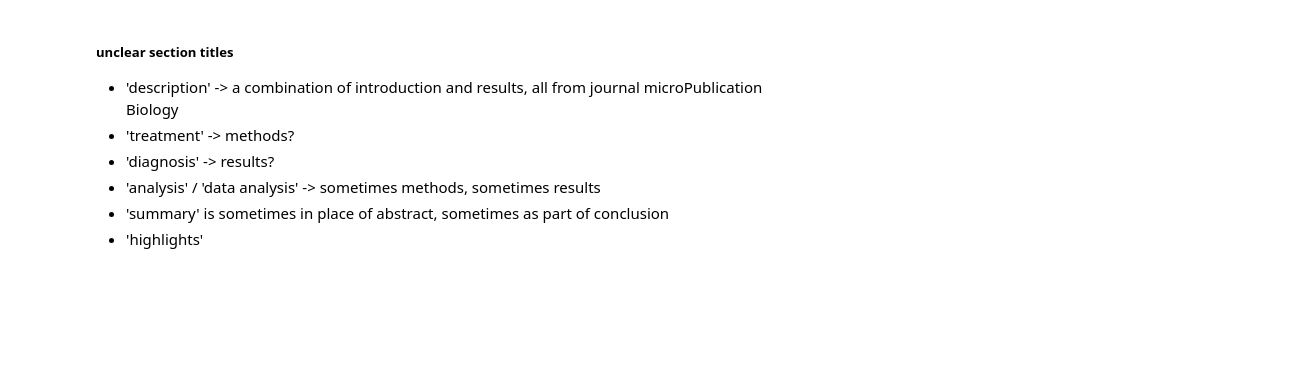
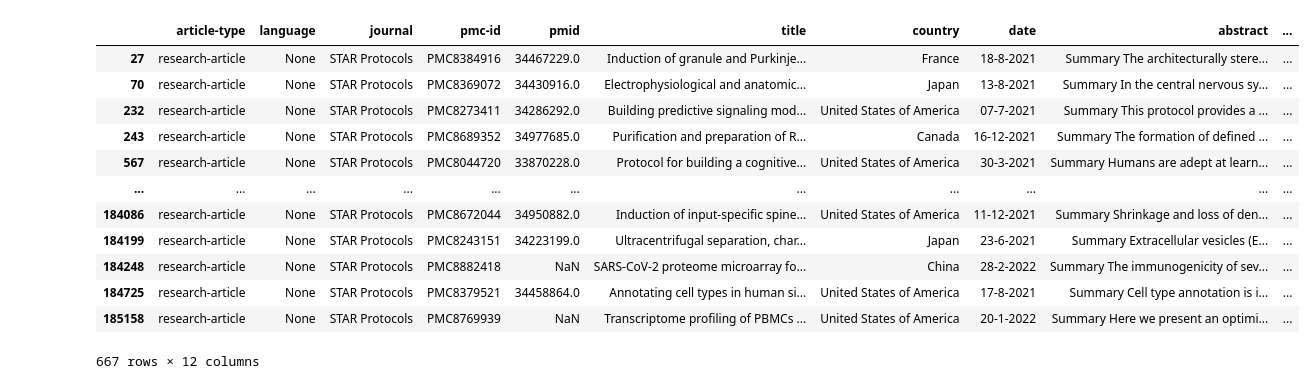
Before and after one commit to LenaHolzwarth/llms_in_academia, a Jupyter notebook: scripts/baseline_exploration.ipynb, the cells around one changed output. Drawn from its saved outputs; the diff is of its cells as text; code cells hidden in the pictures; blank space fills up the shorter version.

Commit message:
standardize section titles

```diff
--- a/scripts/baseline_exploration.ipynb
+++ b/scripts/baseline_exploration.ipynb
@@ -6,4 +10,4 @@ import seaborn as sns
 # %%
-baseline_df = pd.read_json('../data/baseline_PMC12.json')
+baseline_df = pd.read_json('../data/baseline_2025-06-26/PMC008xxxxxx_noncomm.json')
 # %%
 baseline_df.info()
@@ -27,8 +41,0 @@ for i, t in enumerate(titles):
-# %% [markdown]
-##### unclear section titles
-- 'description' -> a combination of introduction and results, all from journal microPublication Biology
-- 'treatment' -> methods?
-- 'diagnosis' -> results?
-- 'analysis' / 'data analysis' -> sometimes methods, sometimes results
-- 'summary' is sometimes in place of abstract, sometimes as part of conclusion
-- 'highlights'
@@ -101,2 +42,21 @@ title_versions = {'introduction':   ['introduction', 'main', 'objective', 'objec
+# %%
+#replace None with empty string to make my life easier
+baseline_df['section_titles'] = baseline_df['section_titles'].apply(
+    lambda x: [] if x == None else x
+)
 # %%
-baseline_df[baseline_df['section_titles'].apply(lambda x: not x == None and 'Analysis' in x)]
+baseline_df[baseline_df['section_titles'].apply(lambda x: not x == None  and 'Expected outcomes' in x)]
+# %% [output]
+|  | article-type | language | journal | pmc-id | pmid | title | country | date | abstract | ... |
+| 27 | research-article | None | STAR Protocols | PMC8384916 | 34467229.0 | Induction of granule and Purkinje... | France | 18-8-2021 | Summary The architecturally stere... | ... |
+| 70 | research-article | None | STAR Protocols | PMC8369072 | 34430916.0 | Electrophysiological and anatomic... | Japan | 13-8-2021 | Summary In the central nervous sy... | ... |
+| 232 | research-article | None | STAR Protocols | PMC8273411 | 34286292.0 | Building predictive signaling mod... | United States of America | 07-7-2021 | Summary This protocol provides a ... | ... |
+| 243 | research-article | None | STAR Protocols | PMC8689352 | 34977685.0 | Purification and preparation of R... | Canada | 16-12-2021 | Summary The formation of defined ... | ... |
+| 567 | research-article | None | STAR Protocols | PMC8044720 | 33870228.0 | Protocol for building a cognitive... | United States of America | 30-3-2021 | Summary Humans are adept at learn... | ... |
+| ... | ... | ... | ... | ... | ... | ... | ... | ... | ... | ... |
+| 184086 | research-article | None | STAR Protocols | PMC8672044 | 34950882.0 | Induction of input-specific spine... | United States of America | 11-12-2021 | Summary Shrinkage and loss of den... | ... |
+| 184199 | research-article | None | STAR Protocols | PMC8243151 | 34223199.0 | Ultracentrifugal separation, char... | Japan | 23-6-2021 | Summary Extracellular vesicles (E... | ... |
+| 184248 | research-article | None | STAR Protocols | PMC8882418 | NaN | SARS-CoV-2 proteome microarray fo... | China | 28-2-2022 | Summary The immunogenicity of sev... | ... |
+| 184725 | research-article | None | STAR Protocols | PMC8379521 | 34458864.0 | Annotating cell types in human si... | United States of America | 17-8-2021 | Summary Cell type annotation is i... | ... |
+| 185158 | research-article | None | STAR Protocols | PMC8769939 | NaN | Transcriptome profiling of PBMCs ... | United States of America | 20-1-2022 | Summary Here we present an optimi... | ... |
+667 rows × 12 columns
```
Also changed, not shown: parts of 22 cells of this notebook, 8 other files.
